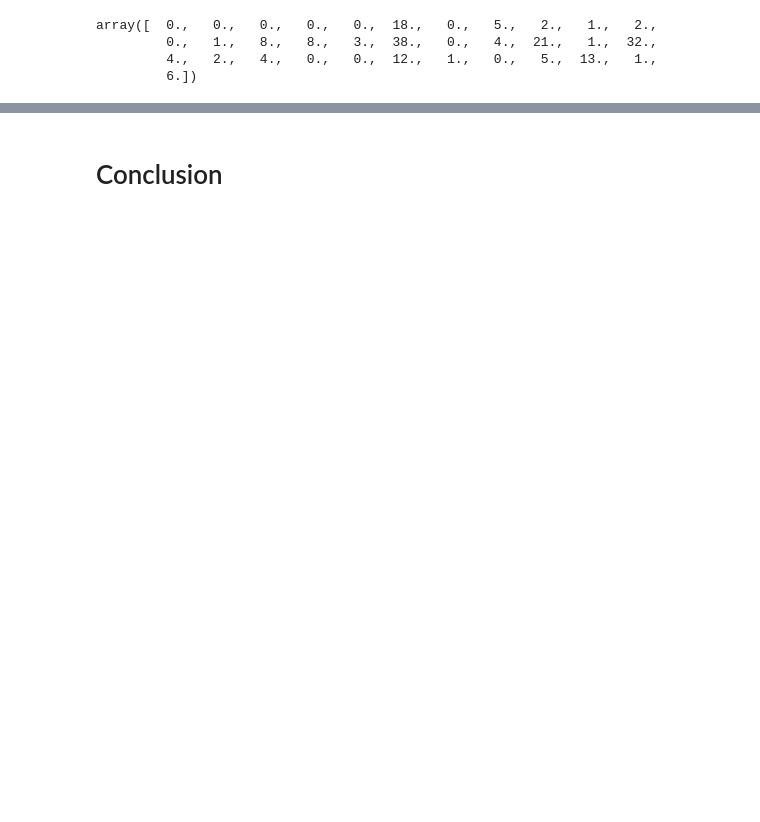
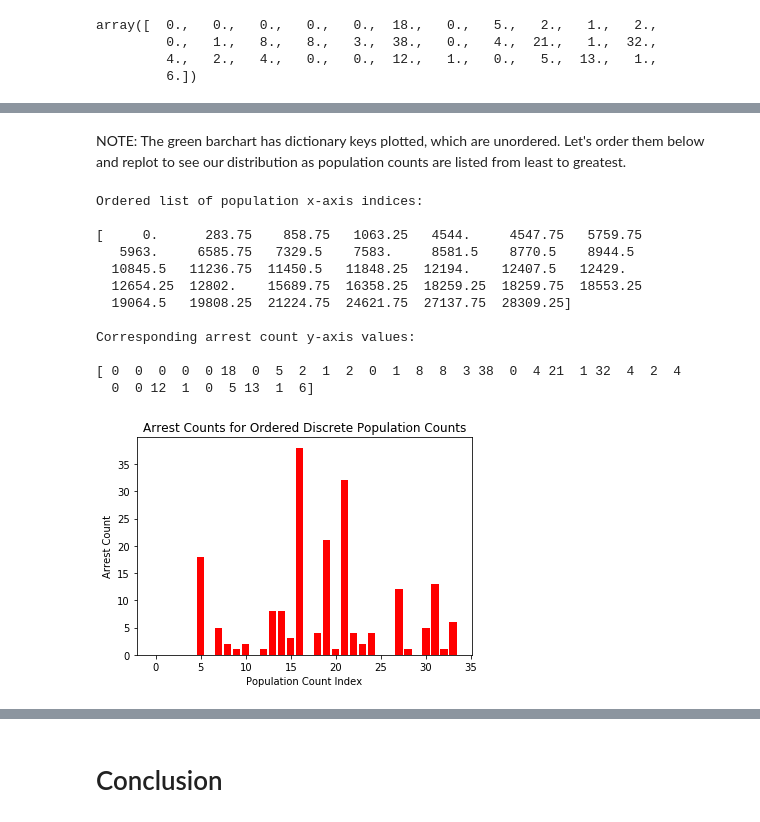
Before and after one commit to sarah-george/San-Diego-DUI-Crashes-and-Arrests, a Jupyter notebook: DUI_Notebook.ipynb, the cells around one changed output, grey strips where cells are left out. Saved outputs shown, nothing was run; the diff lists cells and outputs as text; code cells hidden in the pictures; blank space fills up the shorter version.

```diff
--- a/DUI_Notebook.ipynb
+++ b/DUI_Notebook.ipynb
@@ -624,0 +669,35 @@ print(high)
+# %% [markdown]
+NOTE: The green barchart has dictionary keys plotted, which are unordered. Let's order them below and replot to see our distribution as population counts are listed from least to greatest.
+# %%
+# Looking at the data in the previous bar chart, we see that the dictionary keys are unordered.
+# Let's sort them and replot our bar chart.
+
+lists = sorted(pop_arrests.items()) # sorted by key, return a list of tuples
+
+x, y = zip(*lists)
+x1 = np.array(x)
+print("Ordered list of population x-axis indices: ", '\n')
+print(x1, '\n')
+print("Corresponding arrest count y-axis values: ", '\n')
+y1 = np.array(y)
+print(y1)
+range_x1 = range(len(x1))
+plt.xlabel('Population Count Index')
+plt.ylabel('Arrest Count')
+plt.title('Arrest Counts for Ordered Discrete Population Counts')
+plt.bar(range_x1, y1, color = 'r')
+plt.show()
+# %% [output]
+Ordered list of population x-axis indices:
+
+[     0.      283.75    858.75   1063.25   4544.     4547.75   5759.75
+   5963.     6585.75   7329.5    7583.     8581.5    8770.5    8944.5
+  10845.5   11236.75  11450.5   11848.25  12194.    12407.5   12429.
+  12654.25  12802.    15689.75  16358.25  18259.25  18259.75  18553.25
+  19064.5   19808.25  21224.75  24621.75  27137.75  28309.25]
+
+Corresponding arrest count y-axis values:
+
+[ 0  0  0  0  0 18  0  5  2  1  2  0  1  8  8  3 38  0  4 21  1 32  4  2  4
+  0  0 12  1  0  5 13  1  6]
+[figure, added]
```
Also changed, not shown: parts of 24 cells of this notebook.
